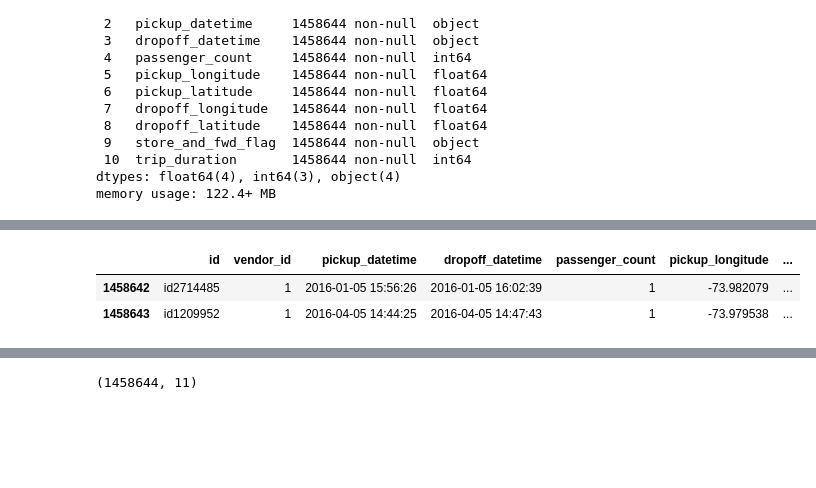
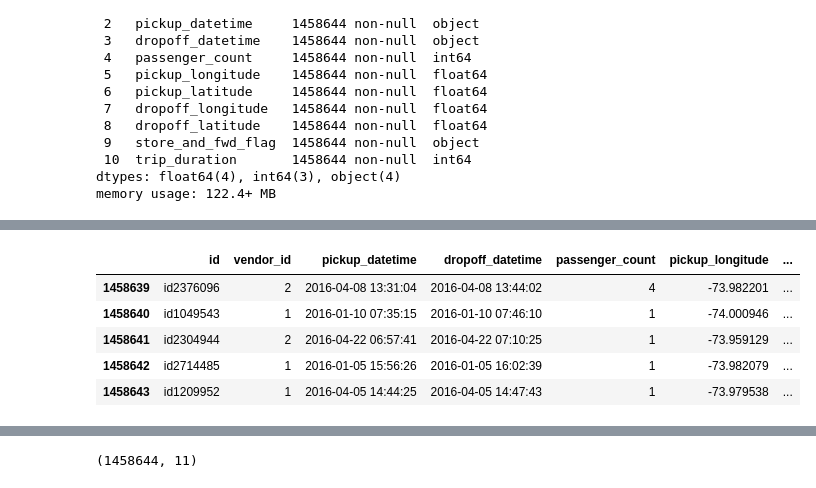
Before and after one commit to harshithgowdakc/NYC-Taxi-Data, a Jupyter notebook: NYC_Taxi_Data.ipynb, the cells around one changed output, grey strips where cells are left out. Cells and saved outputs as stored; diff of their text form; code cells hidden in the pictures; blank space fills up the shorter version.

```diff
--- a/NYC_Taxi_Data.ipynb
+++ b/NYC_Taxi_Data.ipynb
@@ -61,6 +67,9 @@ nyc_df.head(2)
 # %%
-nyc_df.tail(2)
+nyc_df.tail(5)
 # %% [output]
 |  | id | vendor_id | pickup_datetime | dropoff_datetime | passenger_count | pickup_longitude | ... |
+| 1458639 | id2376096 | 2 | 2016-04-08 13:31:04 | 2016-04-08 13:44:02 | 4 | -73.982201 | ... |
+| 1458640 | id1049543 | 1 | 2016-01-10 07:35:15 | 2016-01-10 07:46:10 | 1 | -74.000946 | ... |
+| 1458641 | id2304944 | 2 | 2016-04-22 06:57:41 | 2016-04-22 07:10:25 | 1 | -73.959129 | ... |
 | 1458642 | id2714485 | 1 | 2016-01-05 15:56:26 | 2016-01-05 16:02:39 | 1 | -73.982079 | ... |
 | 1458643 | id1209952 | 1 | 2016-04-05 14:44:25 | 2016-04-05 14:47:43 | 1 | -73.979538 | ... |
```
Also changed, not shown: parts of 46 cells of this notebook.
